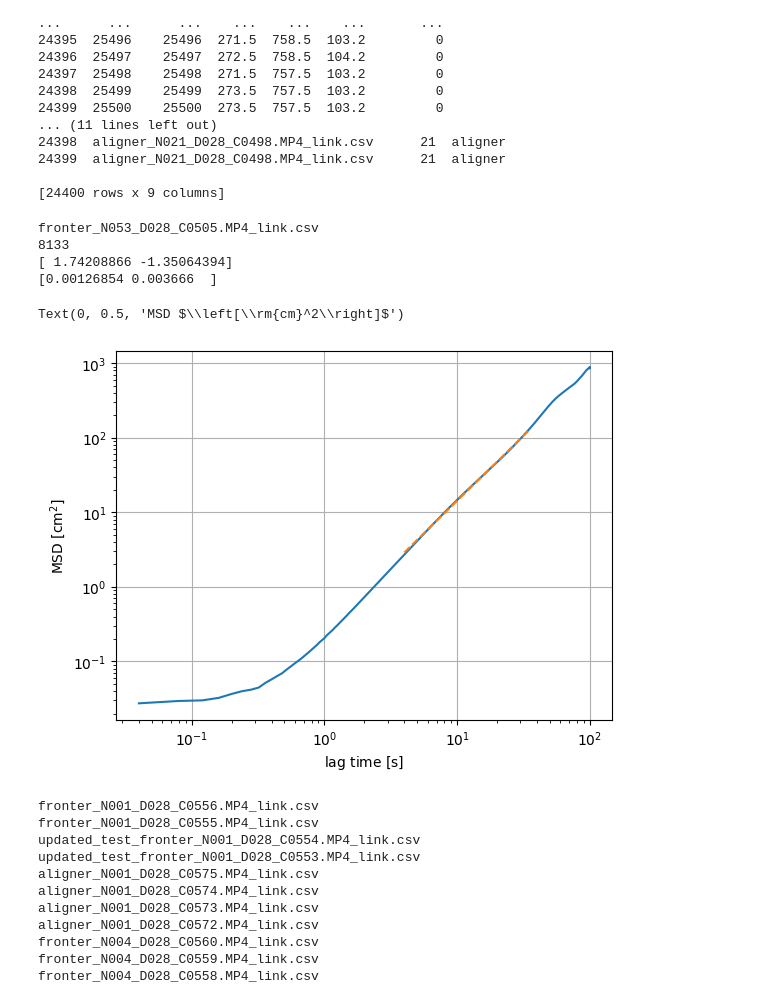
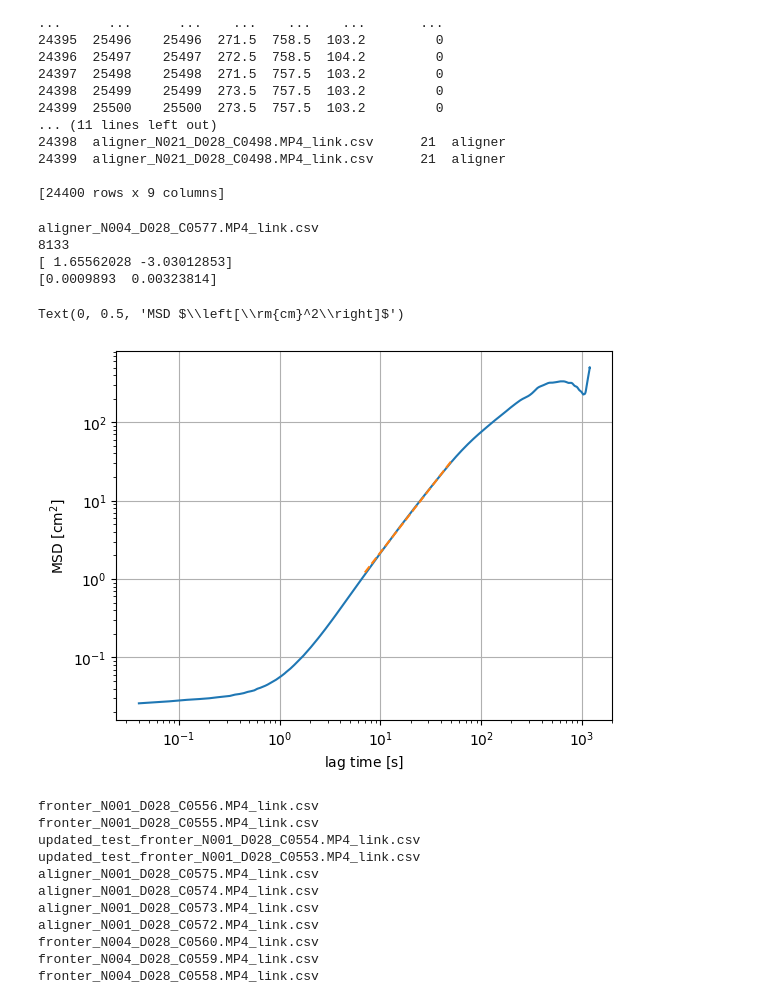
Before and after one commit to complex-lab/robotic_swarms, a Jupyter notebook: power_law_vs_num_bots.ipynb, the cells around one changed output. Cells and saved outputs as stored; diff of their text form; code cells hidden in the pictures.

```diff
--- a/power_law_vs_num_bots.ipynb
+++ b/power_law_vs_num_bots.ipynb
@@ -71,11 +71,11 @@ print(relevant_data)
 
 [24400 rows x 9 columns]
 # %%
-arenaSizePixels = 1090 # [pixels]
+arenaSizePixels = 1080 # [pixels]
 arenaSizeCm = 150 # [cm]
 fps =25
-mpp = arenaSizeCm/arenaSizePixels/2 #[cm/pixel]
-expnum=40
+mpp = arenaSizeCm/arenaSizePixels #[cm/pixel]
+expnum=15
 exp_row=expSumPassive.iloc[expnum]
 expnun_Filename=exp_row.linkingFileNamePack
 print(expnun_Filename)
@@ -83,39 +83,39 @@ data=all_data[(all_data['Filename']==expnun_Filename)]
 relevant_data_try = tp.filter_stubs(data,threshold=100)
 max_lagtime=int(len(relevant_data)/3)
 print(max_lagtime)
-imsd_try = tp.imsd(relevant_data_try,fps=fps,mpp=mpp,max_lagtime=max_lagtime)
+imsd_try = tp.imsd(relevant_data_try,fps=fps,mpp=mpp,max_lagtime=30000)
 last_imsd_try=imsd_try.index[-1]
 lag_time_thresh=int(last_imsd_try/150)
 max_lagtime_thresh=int(last_imsd_try/3)
 #relevant_imsd=imsd_try.loc[lag_time_thresh:max_lagtime_thresh]
-relevant_imsd=imsd_try.loc[4:35]
+relevant_imsd=imsd_try.loc[7:50]
 fig,ax = plt.subplots()
 #ax.plot(np.log(imsd_try.index),np.log(imsd_try),label='msd')
 ax.loglog(imsd_try.index,imsd_try,label='msd')
 p0=np.array([2,0.5])
 popt,pcov = sc.optimize.curve_fit(linear_fit_log,np.log(relevant_imsd.index),np.log(relevant_imsd.iloc[:,0]),p0=p0)
 perr = np.sqrt(np.diag(pcov))
 corr=np.corrcoef(pcov,rowvar=True)
 print(popt)
 print(perr)
 fit_x=np.log(relevant_imsd.index)
 fit_y=fit_x*popt[0]+popt[1]
 ax.loglog(np.exp(fit_x),np.exp(fit_y),'--')
 #ax.plot(df.frame,df.x)
 #ax.plot(df.frame,df.y)
 x = np.linspace(1,10,10)
 y = 0.02E0*x**1.75
 #ax.loglog(x,y,'--',label='1.75')
 #ax.axis([0.01,2000,0.01,1E4])
 ax.grid()
 
 ax.set_xlabel(r'lag time $\left[\rm{s}\right]$')
 ax.set_ylabel(r'MSD $\left[\rm{cm}^2\right]$')
 # %% [output]
-fronter_N053_D028_C0505.MP4_link.csv
+aligner_N004_D028_C0577.MP4_link.csv
 8133
-[ 1.74208866 -1.35064394]
-[0.00126854 0.003666  ]
+[ 1.65562028 -3.03012853]
+[0.0009893  0.00323814]
 Text(0, 0.5, 'MSD $\\left[\\rm{cm}^2\\right]$')
-[figure, old version]
+[figure, new version]
 # %%
```
Also changed, not shown: parts of 3 cells of this notebook, 5 other files.
